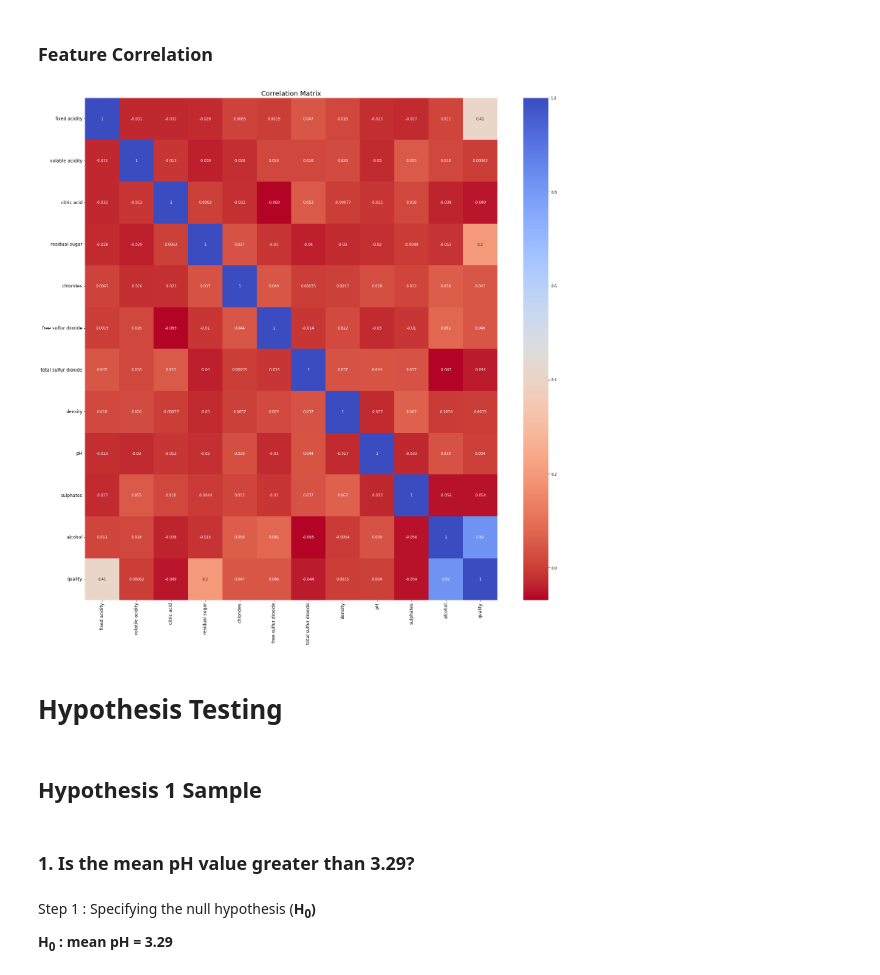
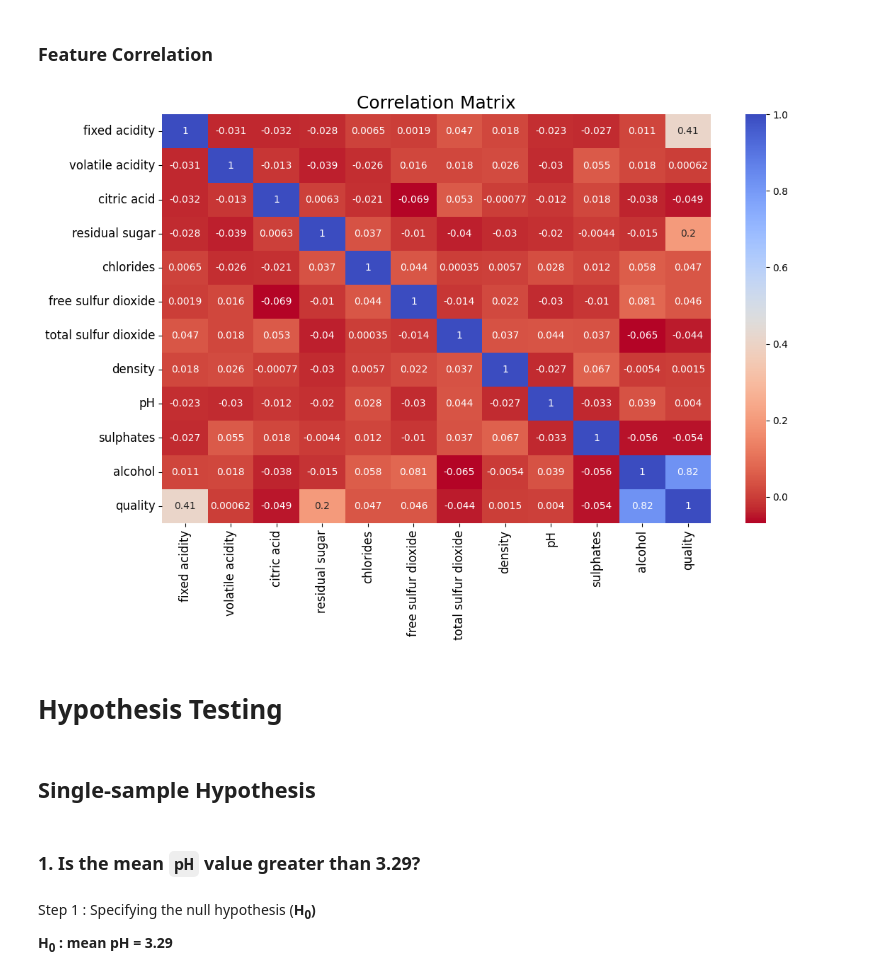
Before and after one commit to maikeljh/TubesProbstatGan, a Jupyter notebook: src/main.ipynb, the cells around one changed output. Drawn from its saved outputs; the diff is of its cells as text; code cells hidden in the pictures.

```diff
--- a/src/main.ipynb
+++ b/src/main.ipynb
@@ -262,20 +247,20 @@ plot_classes(df['quality'])
 # %% [markdown]
 ### Feature Correlation
 # %%
-plt.figure(figsize = (25,25))
+plt.figure(figsize = (12.5,7.5))
 plt.title("Correlation Matrix", fontsize = 18)
 sns.heatmap(df.corr(), cmap = 'coolwarm_r', annot = True)
 plt.xticks(fontsize=12, rotation = 90)
 plt.yticks(fontsize=12, rotation = 0)
 plt.show()
 # %% [output]
-[figure, old version]
+[figure, new version]
 # %% [markdown]
 # Hypothesis Testing
 # %% [markdown]
-## Hypothesis 1 Sample
+## Single-sample Hypothesis
 # %% [markdown]
-### 1. Is the mean pH value greater than 3.29?
+### 1. Is the mean `pH` value greater than 3.29?
 # %% [markdown]
 Step 1 : Specifying the null hypothesis (<b>H<sub>0</sub>)
 
```
Also changed, not shown: parts of 24 cells of this notebook, 1 other file.
